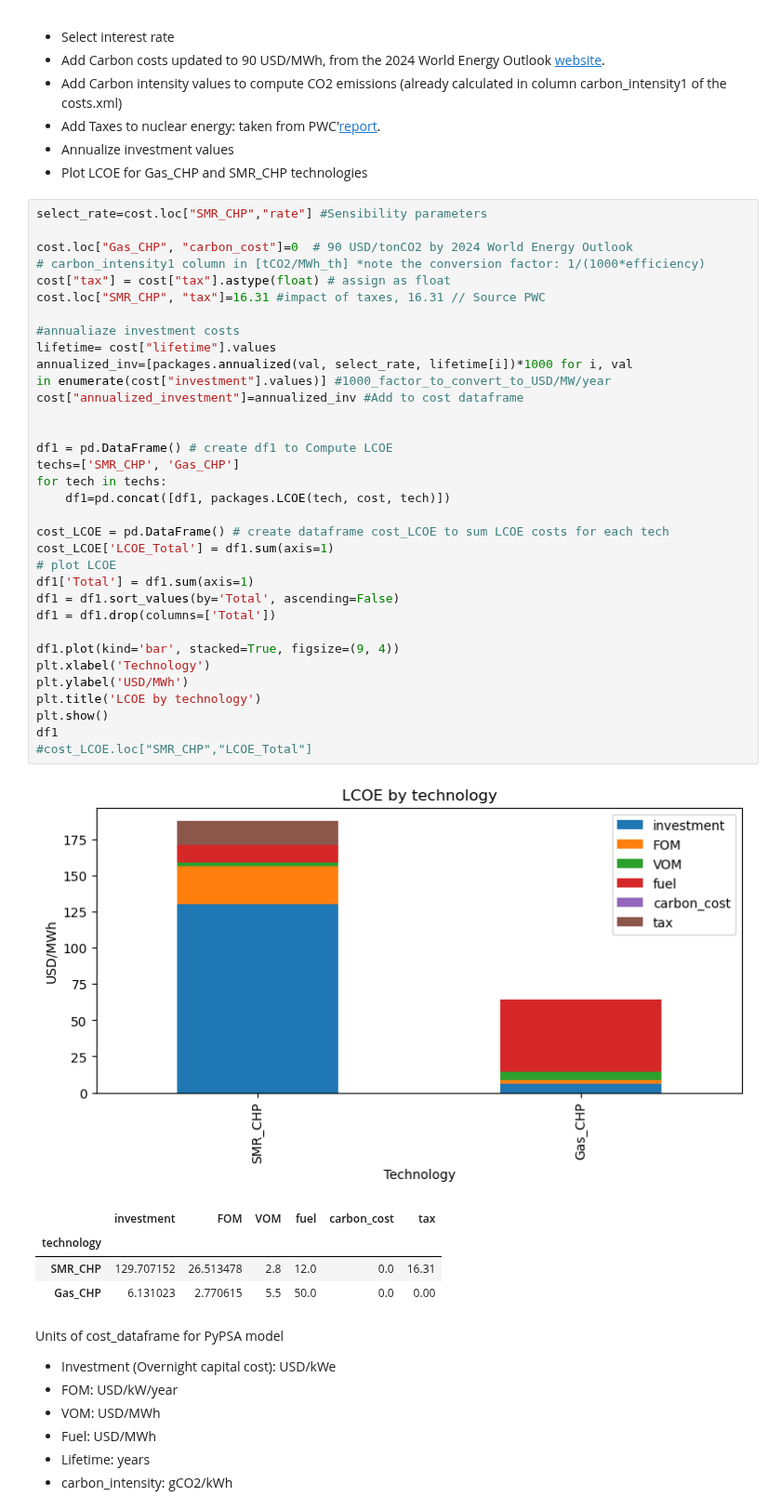
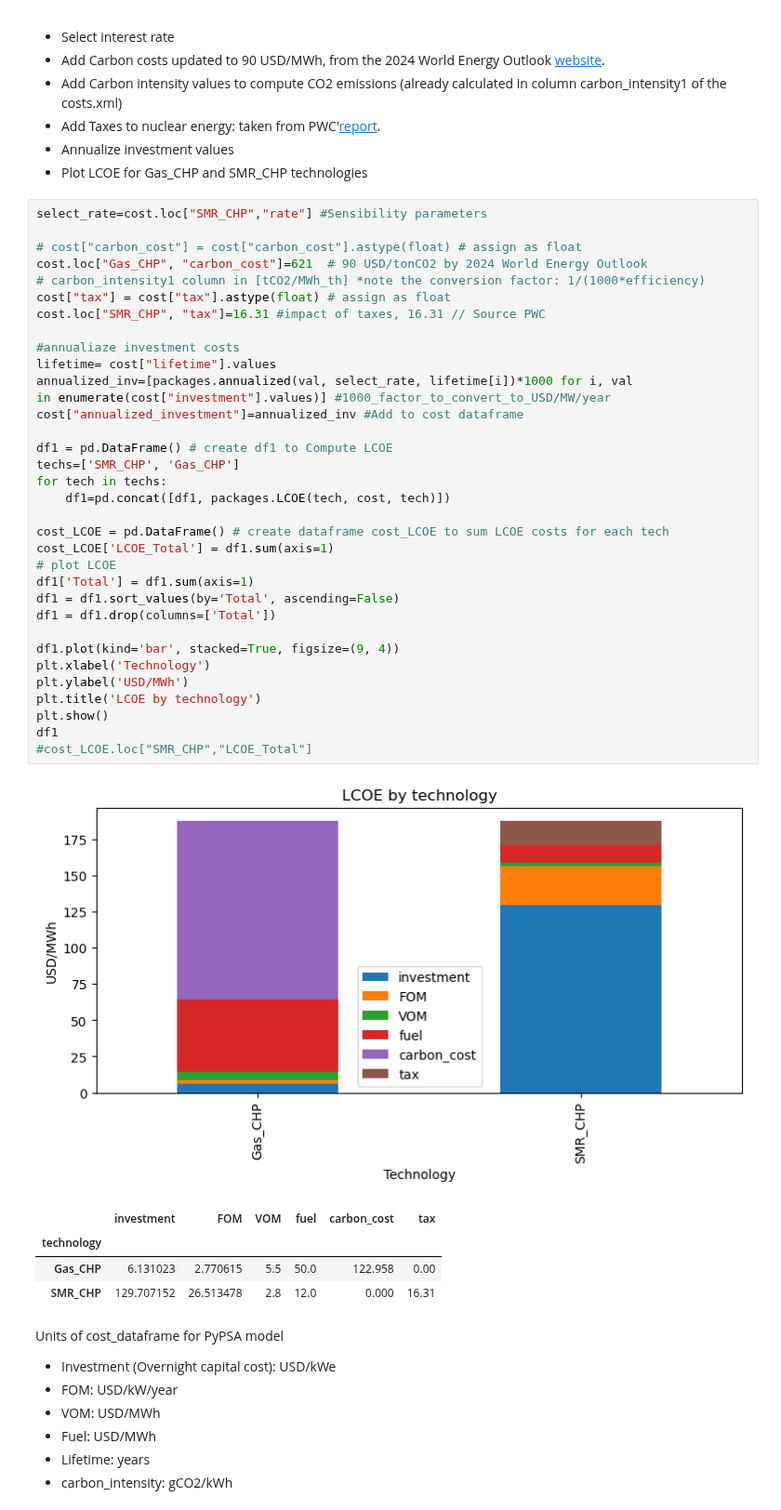
Before and after one commit to C-ansi-eof/SIDNE-Model, a Jupyter notebook: SMR_multilink.ipynb, the cells around one changed output. Shown at 93% size. Cells and saved outputs as stored; diff of their text form.

Commit message:
set carbon explicit

```diff
--- a/SMR_multilink.ipynb
+++ b/SMR_multilink.ipynb
@@ -57,43 +57,43 @@ cost=pd.read_csv('./cost_final24.csv', index_col=0) # cost Data Frame
 # %%
 select_rate=cost.loc["SMR_CHP","rate"] #Sensibility parameters
 
-cost.loc["Gas_CHP", "carbon_cost"]=0  # 90 USD/tonCO2 by 2024 World Energy Outlook
+# cost["carbon_cost"] = cost["carbon_cost"].astype(float) # assign as float
+cost.loc["Gas_CHP", "carbon_cost"]=621  # 90 USD/tonCO2 by 2024 World Energy Outlook
 # carbon_intensity1 column in [tCO2/MWh_th] *note the conversion factor: 1/(1000*efficiency)
 cost["tax"] = cost["tax"].astype(float) # assign as float
 cost.loc["SMR_CHP", "tax"]=16.31 #impact of taxes, 16.31 // Source PWC
 
 #annualiaze investment costs
 lifetime= cost["lifetime"].values
 annualized_inv=[packages.annualized(val, select_rate, lifetime[i])*1000 for i, val
 in enumerate(cost["investment"].values)] #1000_factor_to_convert_to_USD/MW/year
 cost["annualized_investment"]=annualized_inv #Add to cost dataframe
-
 
 df1 = pd.DataFrame() # create df1 to Compute LCOE
 techs=['SMR_CHP', 'Gas_CHP']
 for tech in techs:
     df1=pd.concat([df1, packages.LCOE(tech, cost, tech)])
 
 cost_LCOE = pd.DataFrame() # create dataframe cost_LCOE to sum LCOE costs for each tech
 cost_LCOE['LCOE_Total'] = df1.sum(axis=1)
 # plot LCOE
 df1['Total'] = df1.sum(axis=1)
 df1 = df1.sort_values(by='Total', ascending=False)
 df1 = df1.drop(columns=['Total'])
 
 df1.plot(kind='bar', stacked=True, figsize=(9, 4))
 plt.xlabel('Technology')
 plt.ylabel('USD/MWh')
 plt.title('LCOE by technology')
 plt.show()
 df1
 #cost_LCOE.loc["SMR_CHP","LCOE_Total"]
 # %% [output]
-[figure, old version]
+[figure, new version]
 |  | investment | FOM | VOM | fuel | carbon_cost | tax |
 | technology |  |  |  |  |  |  |
-| SMR_CHP | 129.707152 | 26.513478 | 2.8 | 12.0 | 0.0 | 16.31 |
-| Gas_CHP | 6.131023 | 2.770615 | 5.5 | 50.0 | 0.0 | 0.00 |
+| Gas_CHP | 6.131023 | 2.770615 | 5.5 | 50.0 | 122.958 | 0.00 |
+| SMR_CHP | 129.707152 | 26.513478 | 2.8 | 12.0 | 0.000 | 16.31 |
 # %% [markdown]
 Units of cost_dataframe for PyPSA model
 
```
Also changed, not shown: parts of 7 cells of this notebook, 3 other files.
